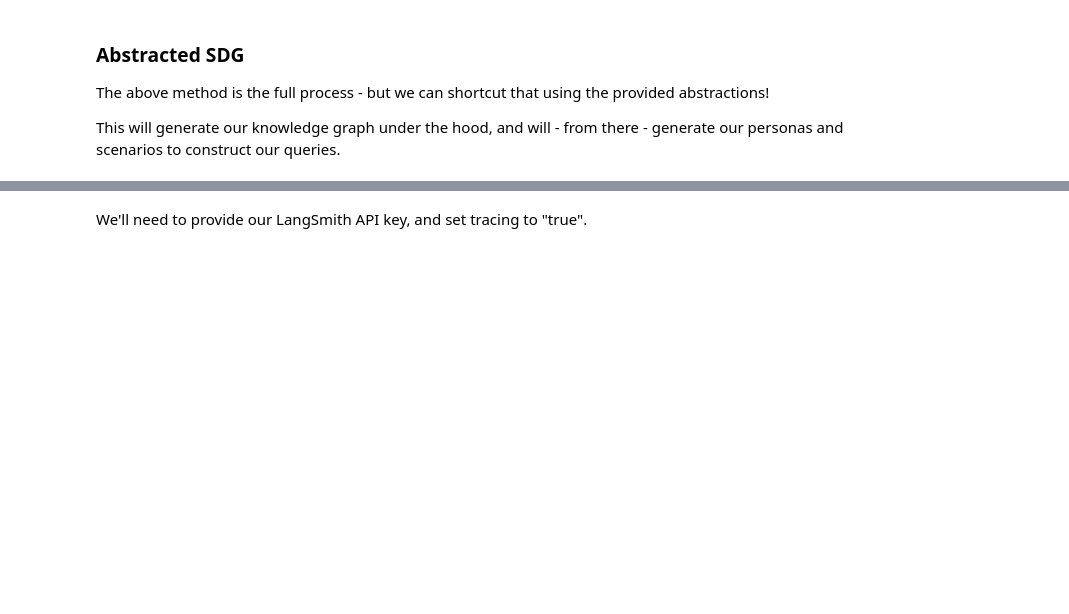
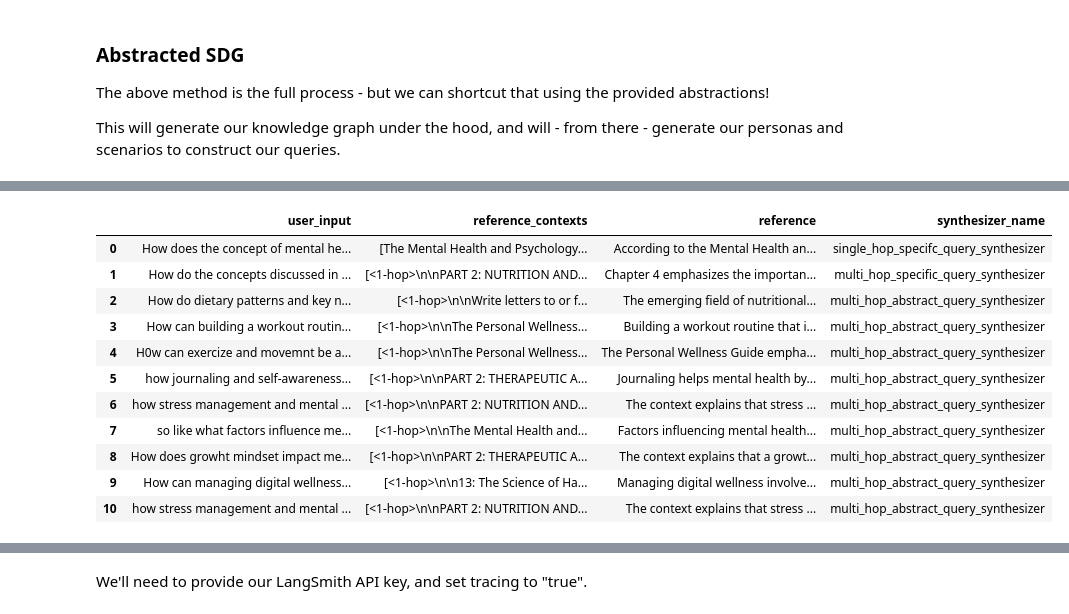
Before and after one commit to derekyim/AIE9, a Jupyter notebook: 09_Synthetic_Data_Generation_and_LangSmith/Synthetic_Data_Generation_RAGAS_&_LangSmith_Assignment.ipynb, the cells around one changed output, grey strips where cells are left out. Saved outputs shown, nothing was run; the diff lists cells and outputs as text; code cells hidden in the pictures; blank space fills up the shorter version.

```diff
--- a/09_Synthetic_Data_Generation_and_LangSmith/Synthetic_Data_Generation_RAGAS_&_LangSmith_Assignment.ipynb
+++ b/09_Synthetic_Data_Generation_and_LangSmith/Synthetic_Data_Generation_RAGAS_&_LangSmith_Assignment.ipynb
@@ -323,0 +431,24 @@ query_distribution = [
+# %%
+### YOUR CODE HERE ###
+
+query_distribution_custom = [
+       (SingleHopSpecificQuerySynthesizer(llm=generator_llm), 0.05),
+       (MultiHopSpecificQuerySynthesizer(llm=generator_llm), 0.05),
+       (MultiHopAbstractQuerySynthesizer(llm=generator_llm), 0.90),
+]
+
+testset_new = generator.generate(testset_size=10, query_distribution=query_distribution_custom)
+testset_new.to_pandas()
+# %% [output]
+|  | user_input | reference_contexts | reference | synthesizer_name |
+| 0 | How does the concept of mental he... | [The Mental Health and Psychology... | According to the Mental Health an... | single_hop_specifc_query_synthesizer |
+| 1 | How do the concepts discussed in ... | [<1-hop>\n\nPART 2: NUTRITION AND... | Chapter 4 emphasizes the importan... | multi_hop_specific_query_synthesizer |
+| 2 | How do dietary patterns and key n... | [<1-hop>\n\nWrite letters to or f... | The emerging field of nutritional... | multi_hop_abstract_query_synthesizer |
+| 3 | How can building a workout routin... | [<1-hop>\n\nThe Personal Wellness... | Building a workout routine that i... | multi_hop_abstract_query_synthesizer |
+| 4 | H0w can exercize and movemnt be a... | [<1-hop>\n\nThe Personal Wellness... | The Personal Wellness Guide empha... | multi_hop_abstract_query_synthesizer |
+| 5 | how journaling and self-awareness... | [<1-hop>\n\nPART 2: THERAPEUTIC A... | Journaling helps mental health by... | multi_hop_abstract_query_synthesizer |
+| 6 | how stress management and mental ... | [<1-hop>\n\nPART 2: NUTRITION AND... | The context explains that stress ... | multi_hop_abstract_query_synthesizer |
+| 7 | so like what factors influence me... | [<1-hop>\n\nThe Mental Health and... | Factors influencing mental health... | multi_hop_abstract_query_synthesizer |
+| 8 | How does growht mindset impact me... | [<1-hop>\n\nPART 2: THERAPEUTIC A... | The context explains that a growt... | multi_hop_abstract_query_synthesizer |
+| 9 | How can managing digital wellness... | [<1-hop>\n\n13: The Science of Ha... | Managing digital wellness involve... | multi_hop_abstract_query_synthesizer |
+| 10 | how stress management and mental ... | [<1-hop>\n\nPART 2: NUTRITION AND... | The context explains that stress ... | multi_hop_abstract_query_synthesizer |
```
Also changed, not shown: parts of 23 cells of this notebook, 8 other files.
